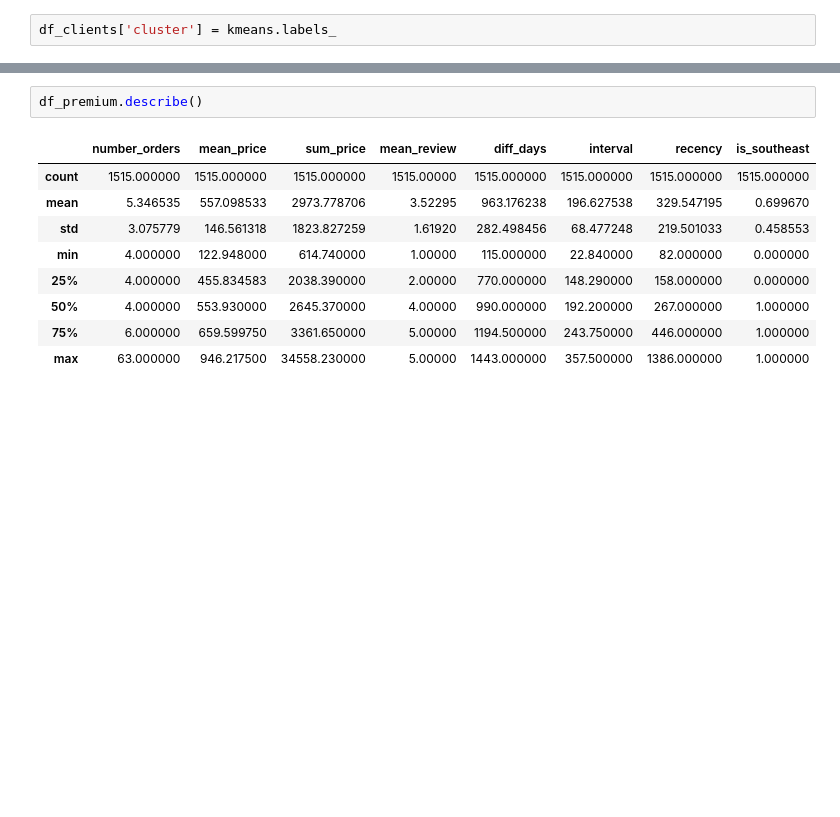
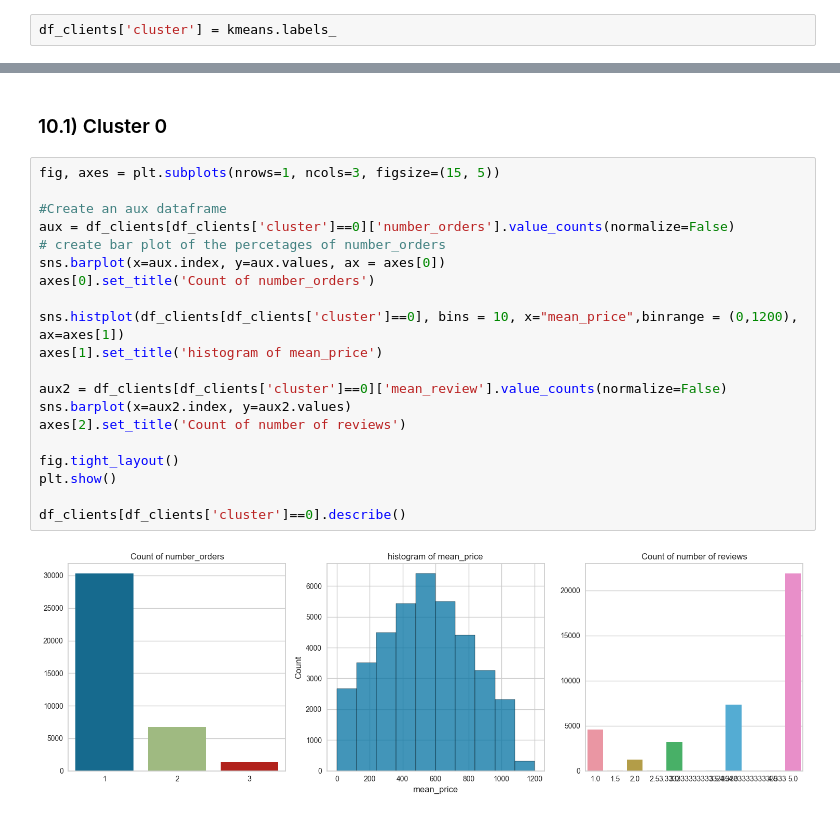
Before and after one commit to barbarafarah/clustering-clients, a Jupyter notebook: classifyng-customers.ipynb, the cells around one changed output, grey strips where cells are left out. Saved outputs shown, nothing was run; the diff lists cells and outputs as text; blank space fills up the shorter version.

```diff
--- a/classifyng-customers.ipynb
+++ b/classifyng-customers.ipynb
@@ -785,12 +731,24 @@ df_clients[df_clients['cluster']==2].describe()
-# %%
-df_premium.describe()
-# %% [output]
-|  | number_orders | mean_price | sum_price | mean_review | diff_days | interval | recency | is_southeast |
-| count | 1515.000000 | 1515.000000 | 1515.000000 | 1515.00000 | 1515.000000 | 1515.000000 | 1515.000000 | 1515.000000 |
-| mean | 5.346535 | 557.098533 | 2973.778706 | 3.52295 | 963.176238 | 196.627538 | 329.547195 | 0.699670 |
-| std | 3.075779 | 146.561318 | 1823.827259 | 1.61920 | 282.498456 | 68.477248 | 219.501033 | 0.458553 |
-| min | 4.000000 | 122.948000 | 614.740000 | 1.00000 | 115.000000 | 22.840000 | 82.000000 | 0.000000 |
-| 25% | 4.000000 | 455.834583 | 2038.390000 | 2.00000 | 770.000000 | 148.290000 | 158.000000 | 0.000000 |
-| 50% | 4.000000 | 553.930000 | 2645.370000 | 4.00000 | 990.000000 | 192.200000 | 267.000000 | 1.000000 |
-| 75% | 6.000000 | 659.599750 | 3361.650000 | 5.00000 | 1194.500000 | 243.750000 | 446.000000 | 1.000000 |
-| max | 63.000000 | 946.217500 | 34558.230000 | 5.00000 | 1443.000000 | 357.500000 | 1386.000000 | 1.000000 |
+# %% [markdown]
+### 10.1) Cluster 0
+# %%
+fig, axes = plt.subplots(nrows=1, ncols=3, figsize=(15, 5))
+
+#Create an aux dataframe
+aux = df_clients[df_clients['cluster']==0]['number_orders'].value_counts(normalize=False)
+# create bar plot of the percetages of number_orders
+sns.barplot(x=aux.index, y=aux.values, ax = axes[0])
+axes[0].set_title('Count of number_orders')
+
+sns.histplot(df_clients[df_clients['cluster']==0], bins = 10, x="mean_price",binrange = (0,1200), ax=axes[1])
+axes[1].set_title('histogram of mean_price')
+
+aux2 = df_clients[df_clients['cluster']==0]['mean_review'].value_counts(normalize=False)
+sns.barplot(x=aux2.index, y=aux2.values)
+axes[2].set_title('Count of number of reviews')
+
+fig.tight_layout()
+plt.show()
+
+df_clients[df_clients['cluster']==0].describe()
+# %% [output]
+[figure, added]
```
Also changed, not shown: parts of 17 cells of this notebook.
